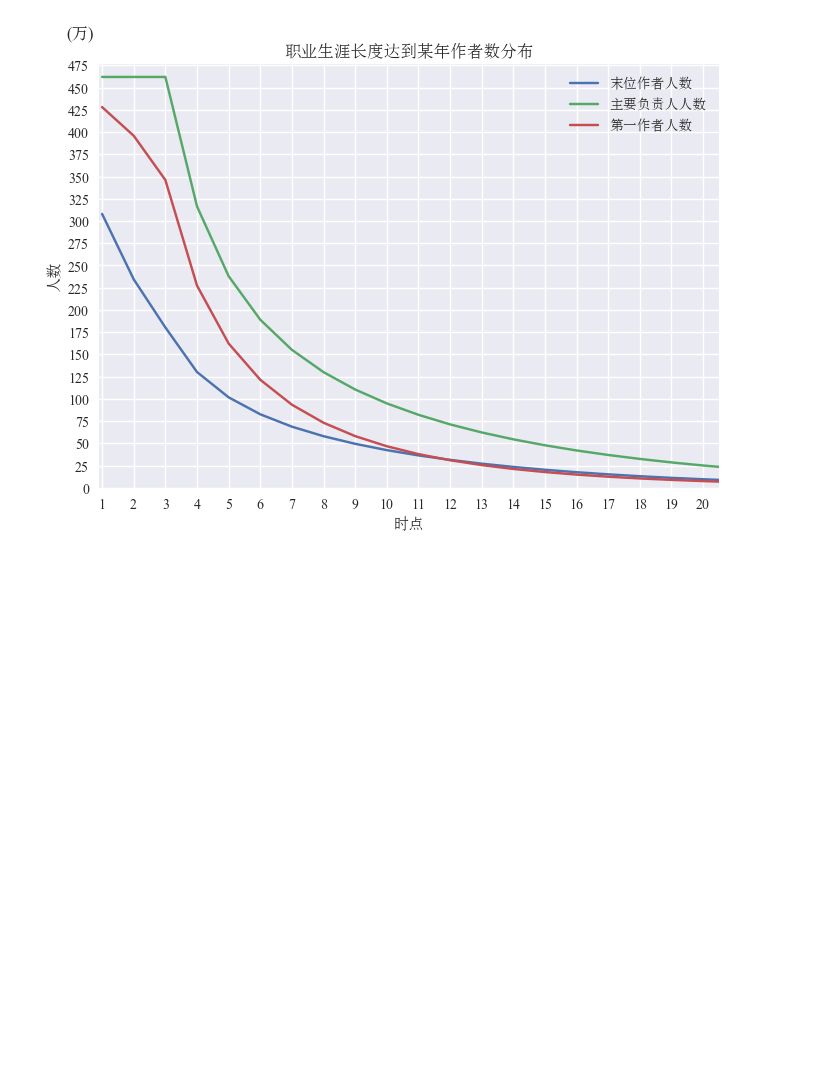
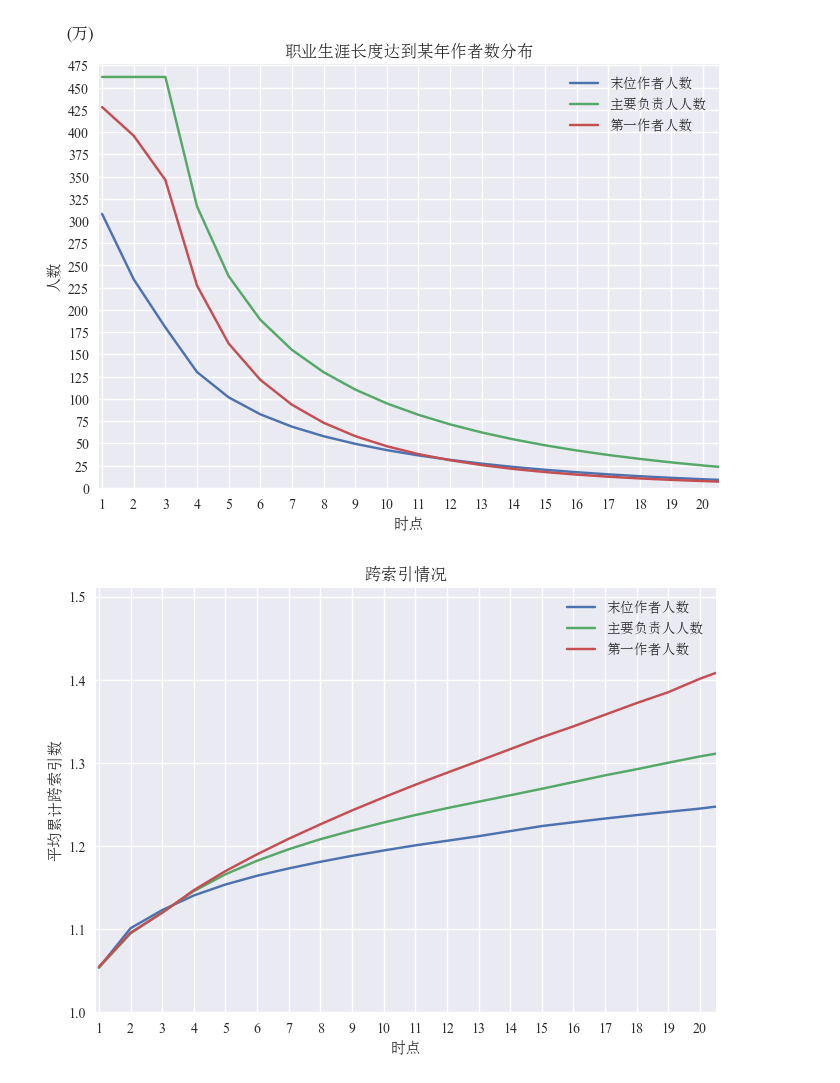
Before and after one commit to jiaweixu98/CrossBoundaryPerspective_InterdisciplinaryResearch, a Jupyter notebook: turningpoint/easyDraw.ipynb, the cells around one changed output. Saved outputs shown, nothing was run; the diff lists cells and outputs as text; code cells hidden in the pictures; blank space fills up the shorter version.

```diff
--- a/turningpoint/easyDraw.ipynb
+++ b/turningpoint/easyDraw.ipynb
@@ -17,5 +17,3 @@ plt.rcParams['font.size'] = 12 # 设置字体大小
 plt.rcParams['axes.unicode_minus'] = False # 使坐标轴刻度标签正常显示正负号
 # %% [output]
 <Figure size 1200x900 with 0 Axes>
-# %%
-mag2journal = pk.load(open('../../DataCrossBoundaryPerspective_InterdisciplinaryResearch/mag2journal.pk', 'rb'))
@@ -211,3 +189,32 @@ fig.savefig("职业生涯长度达到某年作者数分布.png",dpi=300)
 plt.show()
 # %% [output]
 [figure]
+# %%
+KeyJCISeriesAVGdict = pk.load(open('../../DataCrossBoundaryPerspective_InterdisciplinaryResearch/KeyJCISeriesAVGdict.pk', 'rb'))
+FirstJCISeriesAVGdict = pk.load(open('../../DataCrossBoundaryPerspective_InterdisciplinaryResearch/FirstJCISeriesAVGdict.pk', 'rb'))
+LastJCISeriesAVGdict = pk.load(open('../../DataCrossBoundaryPerspective_InterdisciplinaryResearch/LastJCISeriesAVGdict.pk', 'rb'))
+
+years1 , Key = zip(*sorted(KeyJCISeriesAVGdict.items()))
+years2 , First = zip(*sorted(FirstJCISeriesAVGdict.items()))
+years3 , Last = zip(*sorted(LastJCISeriesAVGdict.items()))
+
+fig, ax = plt.subplots()
+ax.plot(years3,np.array(Last), label='末位作者人数')
+ax.plot(years1,np.array(Key), label='主要负责人人数')
+ax.plot(years2,np.array(First), label='第一作者人数')
+ax.set(xlabel='时点', ylabel='平均累计跨索引数',
+       title='跨索引情况')
+plt.ticklabel_format(style='plain')
+
+# plt.text(-0.03,1.07,'(万)',
+# horizontalalignment='center',verticalalignment='center',
+# transform=ax.transAxes)
+ax.set_xlim(0.9, 20.5)
+ax.set_ylim(1, 1.51)
+ax.set_xticks([i for i in range(1,21,1)])
+# ax.set_yticks(np.array([i for i in range(0,476,25)]))
+ax.legend()
+fig.savefig("跨索引情况.png",dpi=300)
+plt.show()
+# %% [output]
+[figure, added]
```
Also changed, not shown: parts of 2 cells of this notebook, 6 other files.
